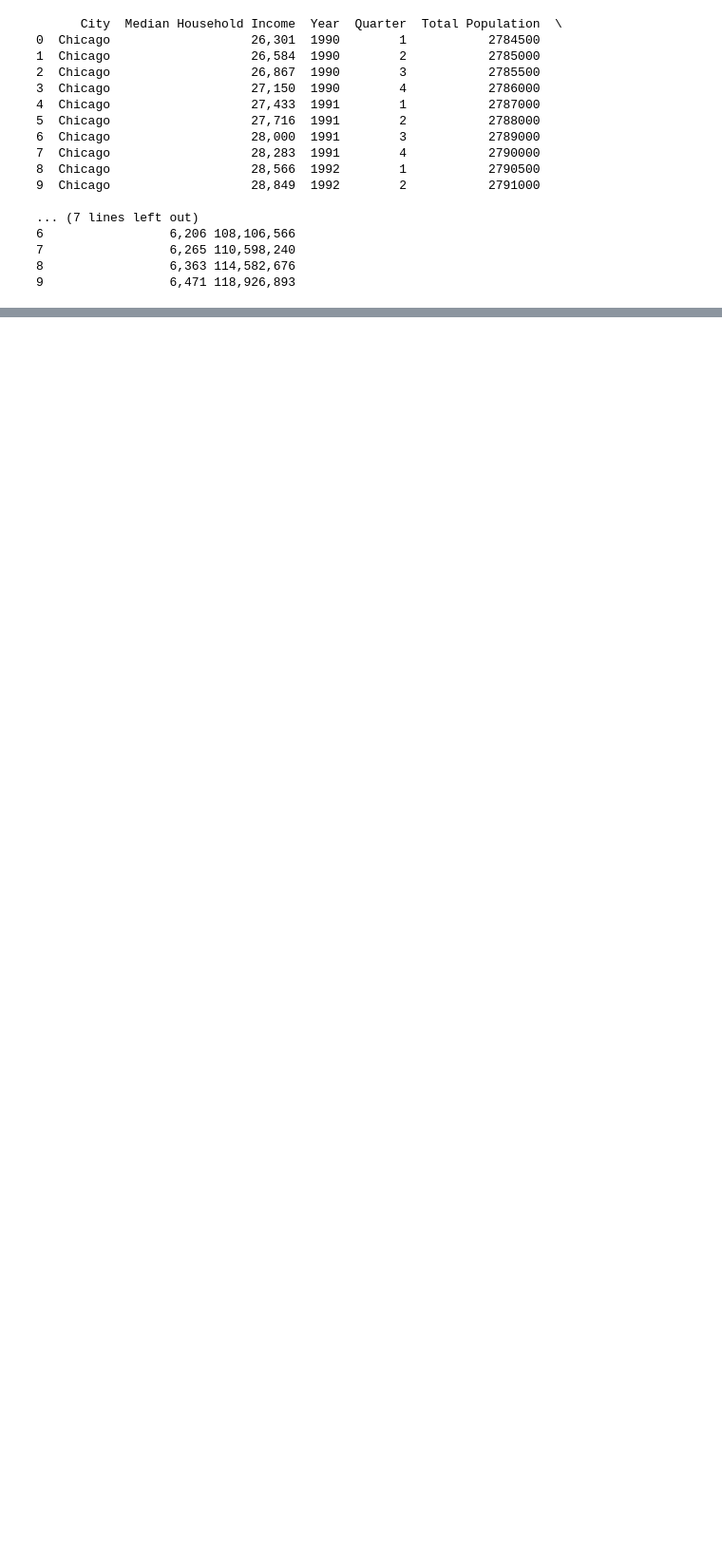
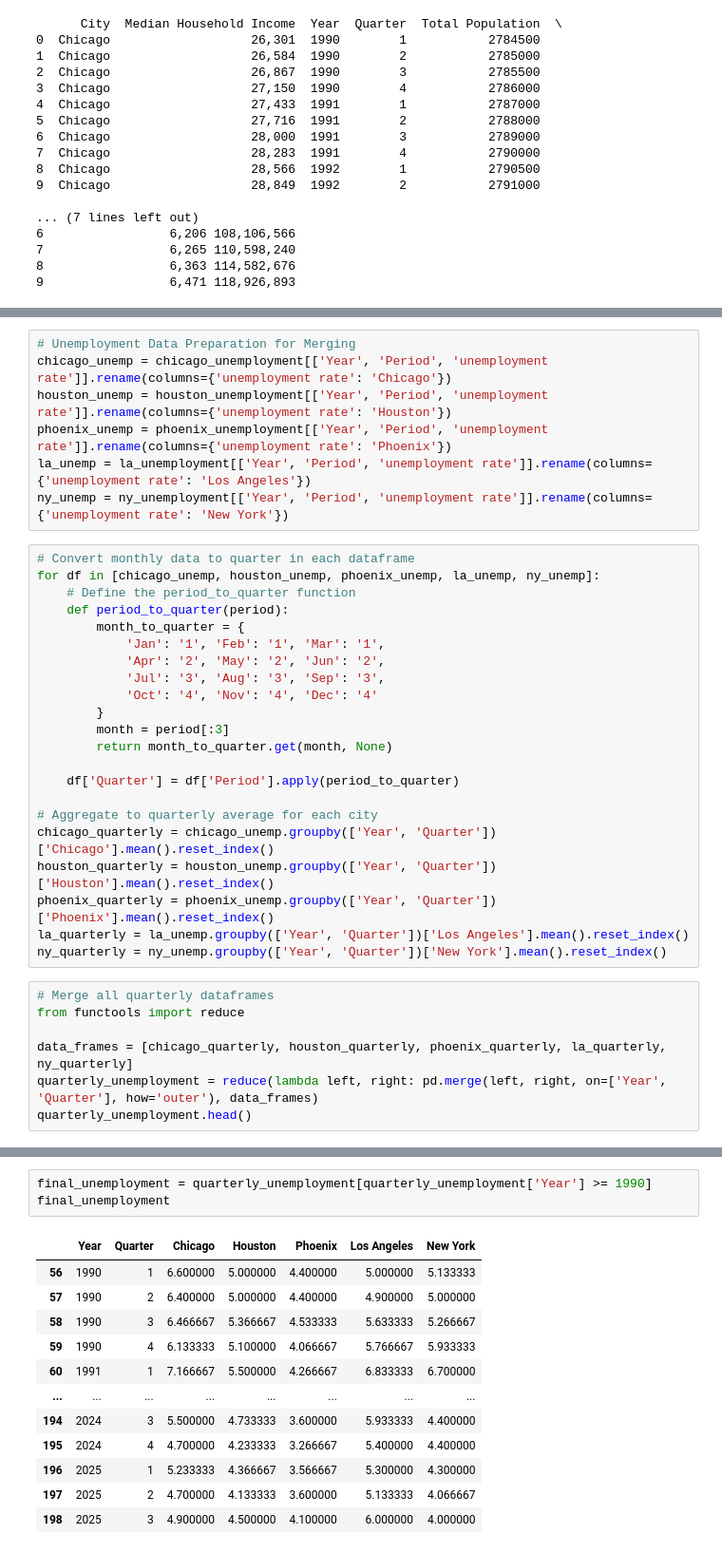
Before and after one commit to katelync12/HomeCast, a Jupyter notebook: cleaned_data.ipynb, the cells around one changed output, grey strips where cells are left out. Shown: that part at 95% size. Drawn from its saved outputs; the diff is of its cells as text; blank space fills up the shorter version.

Commit message:
Added unemp + inflation data

```diff
--- a/cleaned_data.ipynb
+++ b/cleaned_data.ipynb
@@ -326,0 +440,36 @@ print(merged.head(10))
+# %%
+# Unemployment Data Preparation for Merging
+chicago_unemp = chicago_unemployment[['Year', 'Period', 'unemployment rate']].rename(columns={'unemployment rate': 'Chicago'})
+houston_unemp = houston_unemployment[['Year', 'Period', 'unemployment rate']].rename(columns={'unemployment rate': 'Houston'})
+phoenix_unemp = phoenix_unemployment[['Year', 'Period', 'unemployment rate']].rename(columns={'unemployment rate': 'Phoenix'})
+la_unemp = la_unemployment[['Year', 'Period', 'unemployment rate']].rename(columns={'unemployment rate': 'Los Angeles'})
+ny_unemp = ny_unemployment[['Year', 'Period', 'unemployment rate']].rename(columns={'unemployment rate': 'New York'})
+# %%
+# Convert monthly data to quarter in each dataframe
+for df in [chicago_unemp, houston_unemp, phoenix_unemp, la_unemp, ny_unemp]:
+    # Define the period_to_quarter function
+    def period_to_quarter(period):
+        month_to_quarter = {
+            'Jan': '1', 'Feb': '1', 'Mar': '1',
+            'Apr': '2', 'May': '2', 'Jun': '2',
+            'Jul': '3', 'Aug': '3', 'Sep': '3',
+            'Oct': '4', 'Nov': '4', 'Dec': '4'
+        }
+        month = period[:3]
+        return month_to_quarter.get(month, None)
+
+    df['Quarter'] = df['Period'].apply(period_to_quarter)
+
+# Aggregate to quarterly average for each city
+chicago_quarterly = chicago_unemp.groupby(['Year', 'Quarter'])['Chicago'].mean().reset_index()
+houston_quarterly = houston_unemp.groupby(['Year', 'Quarter'])['Houston'].mean().reset_index()
+phoenix_quarterly = phoenix_unemp.groupby(['Year', 'Quarter'])['Phoenix'].mean().reset_index()
+la_quarterly = la_unemp.groupby(['Year', 'Quarter'])['Los Angeles'].mean().reset_index()
+ny_quarterly = ny_unemp.groupby(['Year', 'Quarter'])['New York'].mean().reset_index()
+# %%
+# Merge all quarterly dataframes
+from functools import reduce
+
+data_frames = [chicago_quarterly, houston_quarterly, phoenix_quarterly, la_quarterly, ny_quarterly]
+quarterly_unemployment = reduce(lambda left, right: pd.merge(left, right, on=['Year', 'Quarter'], how='outer'), data_frames)
+quarterly_unemployment.head()
@@ -326,0 +483,16 @@ print(merged.head(10))
+# %%
+final_unemployment = quarterly_unemployment[quarterly_unemployment['Year'] >= 1990]
+final_unemployment
+# %% [output]
+|  | Year | Quarter | Chicago | Houston | Phoenix | Los Angeles | New York |
+| 56 | 1990 | 1 | 6.600000 | 5.000000 | 4.400000 | 5.000000 | 5.133333 |
+| 57 | 1990 | 2 | 6.400000 | 5.000000 | 4.400000 | 4.900000 | 5.000000 |
+| 58 | 1990 | 3 | 6.466667 | 5.366667 | 4.533333 | 5.633333 | 5.266667 |
+| 59 | 1990 | 4 | 6.133333 | 5.100000 | 4.066667 | 5.766667 | 5.933333 |
+| 60 | 1991 | 1 | 7.166667 | 5.500000 | 4.266667 | 6.833333 | 6.700000 |
+| ... | ... | ... | ... | ... | ... | ... | ... |
+| 194 | 2024 | 3 | 5.500000 | 4.733333 | 3.600000 | 5.933333 | 4.400000 |
+| 195 | 2024 | 4 | 4.700000 | 4.233333 | 3.266667 | 5.400000 | 4.400000 |
+| 196 | 2025 | 1 | 5.233333 | 4.366667 | 3.566667 | 5.300000 | 4.300000 |
+| 197 | 2025 | 2 | 4.700000 | 4.133333 | 3.600000 | 5.133333 | 4.066667 |
+| 198 | 2025 | 3 | 4.900000 | 4.500000 | 4.100000 | 6.000000 | 4.000000 |
```
Also changed, not shown: parts of 14 cells of this notebook, 1 other file.
